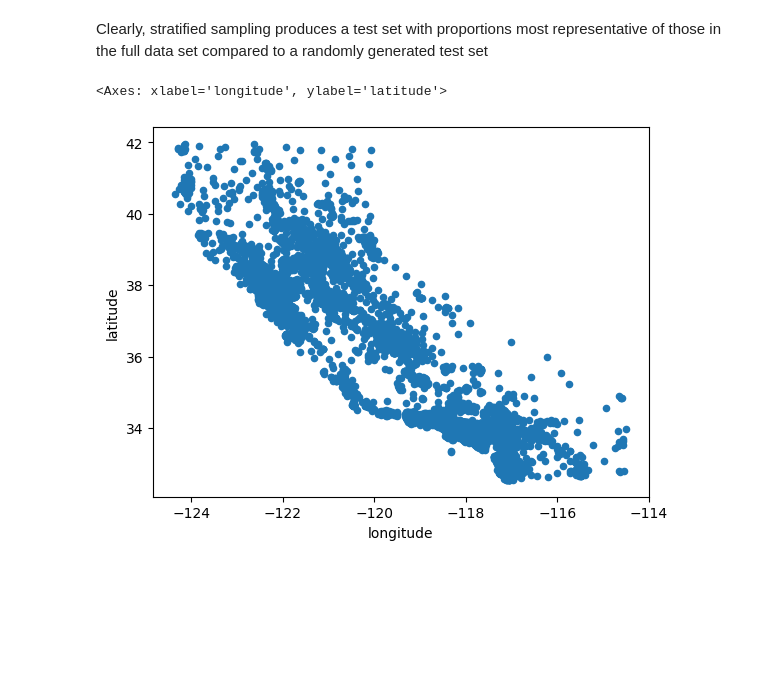
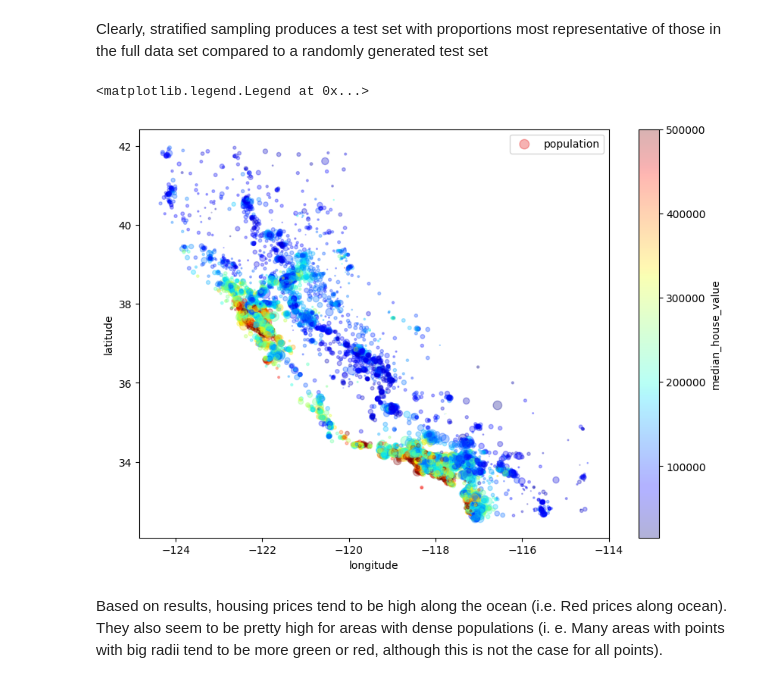
Before and after one commit to ChloeW125/MLPredictionModel, a Jupyter notebook: Housing Data Manip.ipynb, the cells around one changed output. Cells and saved outputs as stored; diff of their text form; code cells hidden in the pictures; blank space fills up the shorter version.

Commit message:
visualize data in scatter plot + begin data analysis

```diff
--- a/Housing Data Manip.ipynb
+++ b/Housing Data Manip.ipynb
@@ -173,7 +173,16 @@ for set in (strat_train_set, strat_test_set):
 housing = strat_train_set.copy()
 # %%
 # Visualize the data
-housing.plot(kind="scatter", x="longitude", y="latitude")
+# Alpha param displays relative densities of points across areas in the chart
+# Style plot to show characteristics and trends in data;
+# radius of circle represents associated district's population (represented by param s)
+# and color represents the price of the property (blue means low price and red means high) (represented by param c)
+housing.plot(kind="scatter", x="longitude", y="latitude", alpha=0.3, s=housing["population"]/100, label="population", figsize=(10, 7),
+c="median_house_value", cmap=plt.get_cmap("jet"), colorbar=True,)
+
+plt.legend()
 # %% [output]
-<Axes: xlabel='longitude', ylabel='latitude'>
+<matplotlib.legend.Legend at 0x...>
-[figure, old version]
+[figure, new version]
+# %% [markdown]
+Based on results, housing prices tend to be high along the ocean (i.e. Red prices along ocean). They also seem to be pretty high for areas with dense populations (i. e. Many areas with points with big radii tend to be more green or red, although this is not the case for all points).
```
